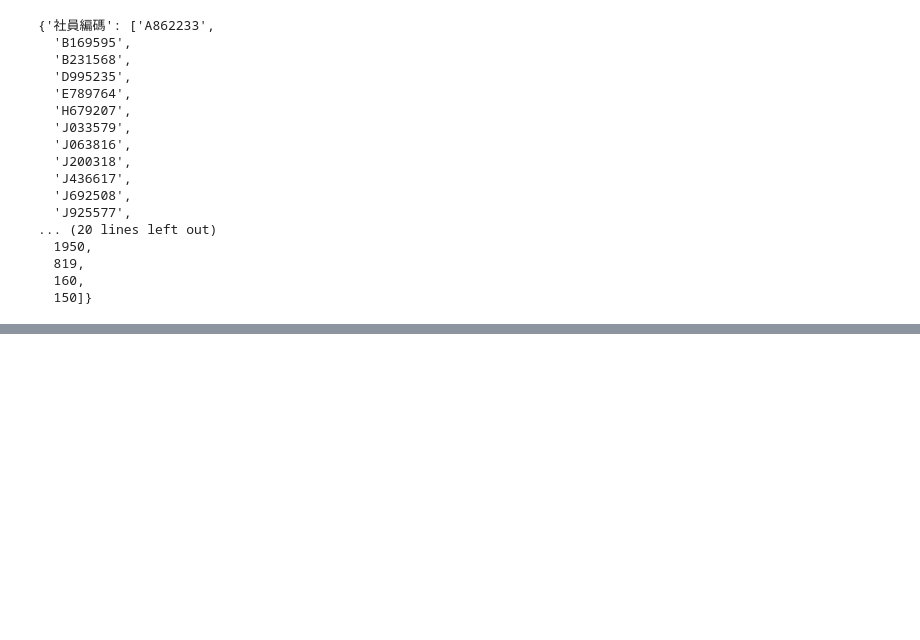
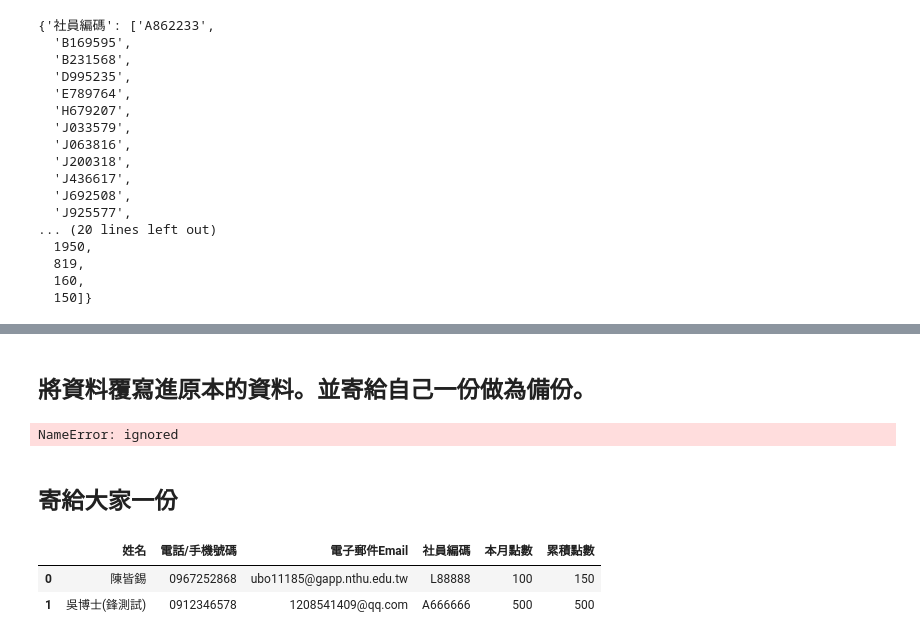
Before and after one commit to HSS107048212/hoop4s, a Jupyter notebook: 月結Tpoint.ipynb, the cells around one changed output, grey strips where cells are left out. Cells and saved outputs as stored; diff of their text form; code cells hidden in the pictures; blank space fills up the shorter version.

```diff
--- a/月結Tpoint.ipynb
+++ b/月結Tpoint.ipynb
@@ -218,0 +264,10 @@ transformed_record['本月點數'][tmp]
+# %% [markdown]
+## 將資料覆寫進原本的資料。並寄給自己一份做為備份。
+# %%
+# 將資料寫進去Google sheet
+# 這要跑20分鐘左右，原本update的方法莫名原因在這裡壞掉。求助GPT獲得這個原始的方式。
+for i in range(df.shape[0]):
+    for j in range(df.shape[1]):
+        wks.update_value((i + 2, j + 1), str(df.iat[i, j]))
+# %% [output]
+NameError: ignored
@@ -219,3 +321,38 @@ transformed_record['本月點數'][tmp]
+# %% [markdown]
+## 寄給大家一份
+# %%
+# 生成一組隨機資料
+test_data = {
+    "姓名": "陳皆錫",
+    "電話/手機號碼": "0967252868",
+    "電子郵件Email": "ubo11185@gapp.nthu.edu.tw",
+    "社員編碼": "L88888",
+    "本月點數": 100,
+    "累積點數": 150
+}
+test_data1 = {
+    "姓名": "吳博士(鋒測試)",
+    "電話/手機號碼": "0912346578",
+    "電子郵件Email": "1208541409@qq.com",
+    "社員編碼": "A666666",
+    "本月點數": 500,
+    "累積點數": 500
+}
+# %%
+# 定義欄位名稱
+columns = ['姓名', '電話/手機號碼', '電子郵件Email', '社員編碼', '本月點數', '累積點數']
+
+# 創建一個空的 DataFrame
+testdf = pd.DataFrame(columns=columns)
+
+#將資料加入 DataFrame
+mail_df = testdf.append(test_data, ignore_index=True)
+mail_df = mail_df.append(test_data1, ignore_index=True)
+mail_df
+# %% [output]
+|  | 姓名 | 電話/手機號碼 | 電子郵件Email | 社員編碼 | 本月點數 | 累積點數 |
+| 0 | 陳皆錫 | 0967252868 | ubo11185@gapp.nthu.edu.tw | L88888 | 100 | 150 |
+| 1 | 吳博士(鋒測試) | 0912346578 | 1208541409@qq.com | A666666 | 500 | 500 |
 # %%
 import pandas as pd
 import smtplib
```
Also changed, not shown: parts of 12 cells of this notebook.
